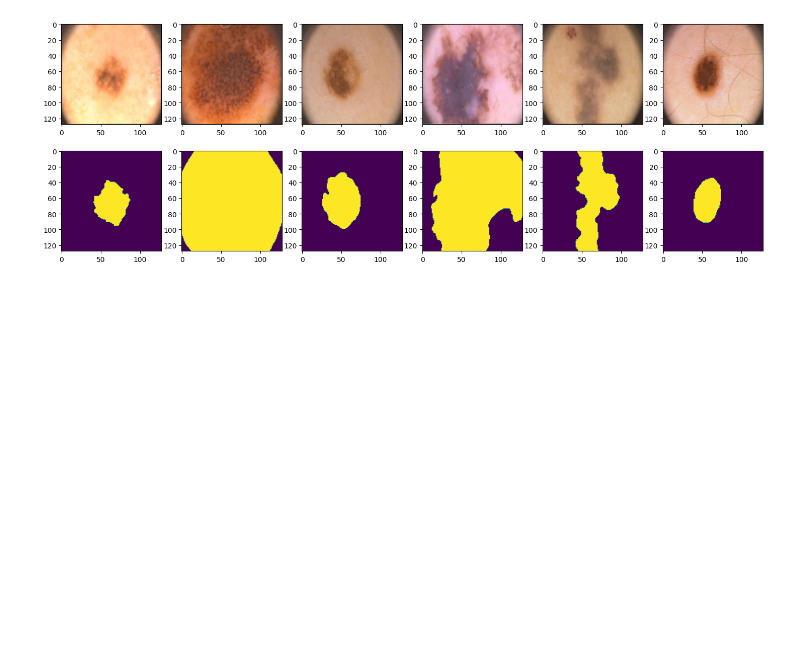
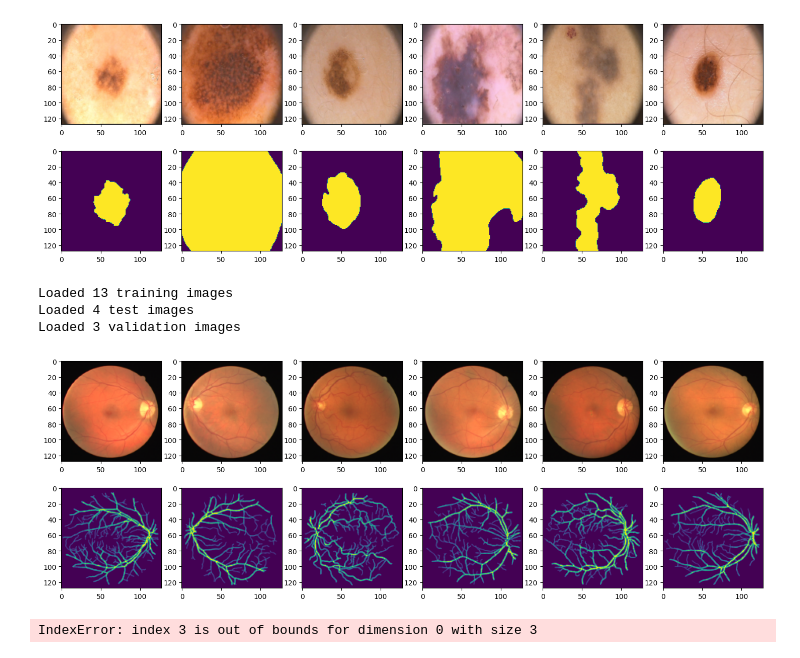
Before and after one commit to s183920/02514-Deep-Learning-In-Computer-Vision, a Jupyter notebook: gustav.ipynb, the cells around one changed output. Saved outputs shown, nothing was run; the diff lists cells and outputs as text; code cells hidden in the pictures; blank space fills up the shorter version.

```diff
--- a/gustav.ipynb
+++ b/gustav.ipynb
@@ -59,3 +58,50 @@ for i in range(6):
 plt.show()
 # %% [output]
 [figure]
+# %%
+
+size = 128
+batch_size = 6
+
+dataset = DRIVE_data(train_transform_size=size, test_transform_size=size)
+trainset, testset, validationset = dataset.get_datasets()
+
+train_loader = DataLoader(trainset, batch_size=batch_size, shuffle=True, num_workers=3)
+test_loader = DataLoader(testset, batch_size=batch_size, shuffle=False, num_workers=3)
+validation_loader = DataLoader(validationset, batch_size=batch_size, shuffle=False, num_workers=3)
+# %%
+print('Loaded %d training images' % len(trainset))
+print('Loaded %d test images' % len(testset))
+print('Loaded %d validation images' % len(validationset))
+# %% [output]
+Loaded 13 training images
+Loaded 4 test images
+Loaded 3 validation images
+# %%
+plt.rcParams['figure.figsize'] = [18, 6]
+
+images, labels = next(iter(train_loader))
+
+for i in range(6):
+    plt.subplot(2, 6, i+1)
+    plt.imshow(np.swapaxes(np.swapaxes(images[i], 0, 2), 0, 1))
+
+    plt.subplot(2, 6, i+7)
+    plt.imshow(labels[i].squeeze())
+plt.show()
+# %% [output]
+[figure, added]
+# %%
+plt.rcParams['figure.figsize'] = [18, 6]
+
+images, labels = next(iter(validation_loader))
+
+for i in range(6):
+    plt.subplot(2, 6, i+1)
+    plt.imshow(np.swapaxes(np.swapaxes(images[i], 0, 2), 0, 1))
+
+    plt.subplot(2, 6, i+7)
+    plt.imshow(labels[i].squeeze())
+plt.show()
+# %% [output]
+IndexError: index 3 is out of bounds for dimension 0 with size 3
```
Also changed, not shown: parts of 1 cell of this notebook, 1 other file.
